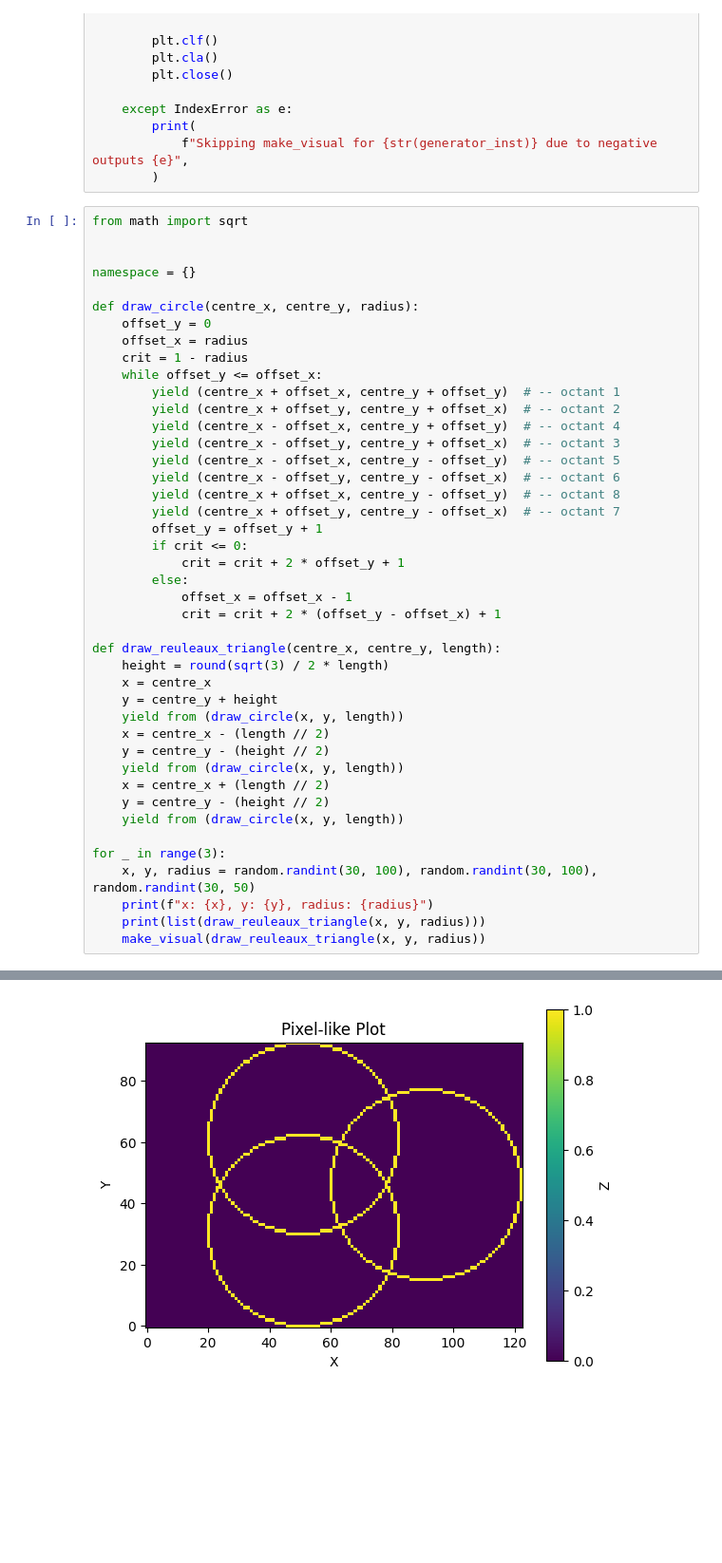
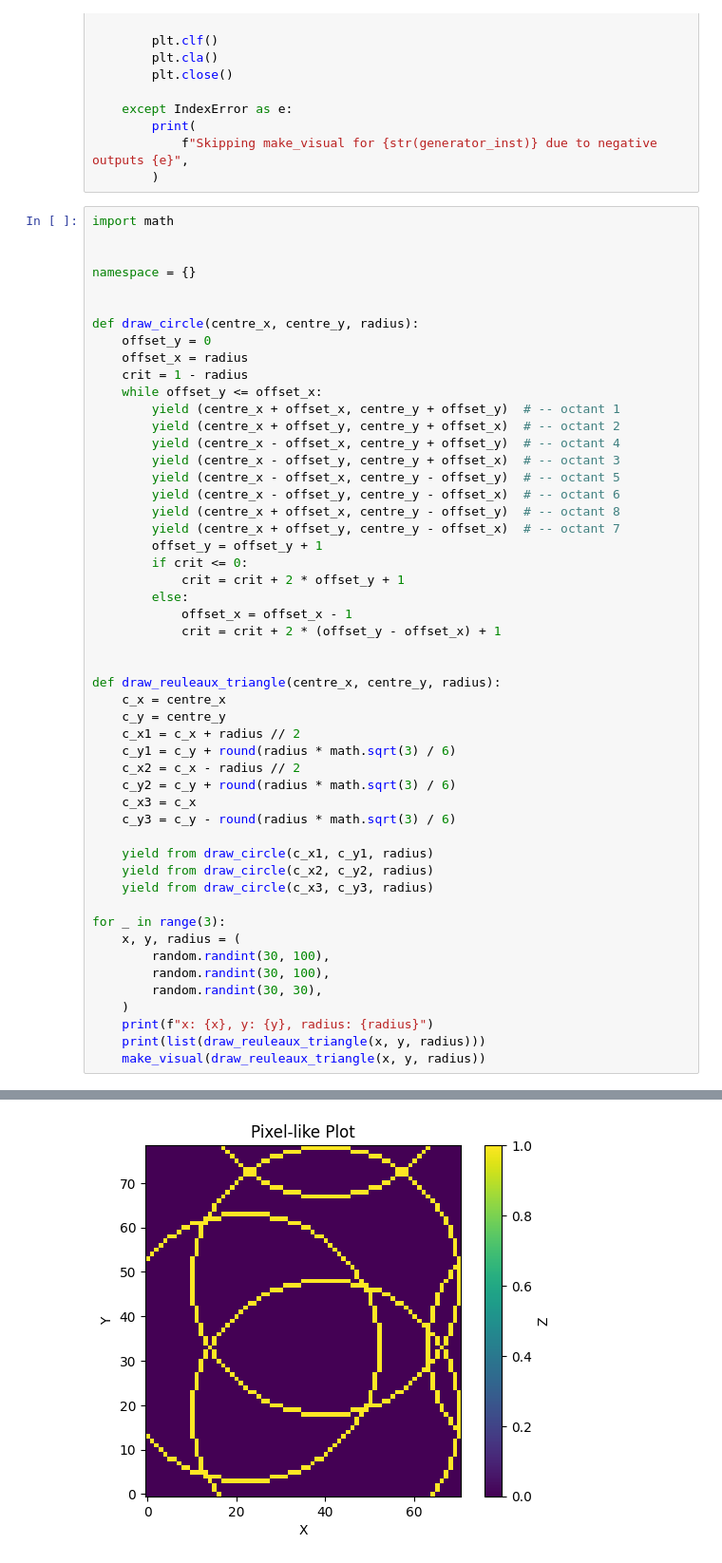
Before and after one commit to WorldofKerry/Python2Verilog, a Jupyter notebook: design/func_call/reuleaux_triangle.ipynb, the cells around one changed output, grey strips where cells are left out. Shown: that part at 95% size. Cells and saved outputs as stored; diff of their text form; blank space fills up the shorter version.

```diff
--- a/design/func_call/reuleaux_triangle.ipynb
+++ b/design/func_call/reuleaux_triangle.ipynb
@@ -75,10 +75,11 @@ def make_visual(generator_inst, directory: Optional[str] = None):
             f"Skipping make_visual for {str(generator_inst)} due to negative outputs {e}",
         )
 # %%
-from math import sqrt
+import math
 
 
 namespace = {}
+
 
 def draw_circle(centre_x, centre_y, radius):
     offset_y = 0
@@ -100,20 +101,27 @@ def draw_circle(centre_x, centre_y, radius):
             offset_x = offset_x - 1
             crit = crit + 2 * (offset_y - offset_x) + 1
 
-def draw_reuleaux_triangle(centre_x, centre_y, length):
-    height = round(sqrt(3) / 2 * length)
-    x = centre_x
-    y = centre_y + height
-    yield from (draw_circle(x, y, length))
-    x = centre_x - (length // 2)
-    y = centre_y - (height // 2)
-    yield from (draw_circle(x, y, length))
-    x = centre_x + (length // 2)
-    y = centre_y - (height // 2)
-    yield from (draw_circle(x, y, length))
+
+def draw_reuleaux_triangle(centre_x, centre_y, radius):
+    c_x = centre_x
+    c_y = centre_y
+    c_x1 = c_x + radius // 2
+    c_y1 = c_y + round(radius * math.sqrt(3) / 6)
+    c_x2 = c_x - radius // 2
+    c_y2 = c_y + round(radius * math.sqrt(3) / 6)
+    c_x3 = c_x
+    c_y3 = c_y - round(radius * math.sqrt(3) / 6)
+
+    yield from draw_circle(c_x1, c_y1, radius)
+    yield from draw_circle(c_x2, c_y2, radius)
+    yield from draw_circle(c_x3, c_y3, radius)
 
 for _ in range(3):
-    x, y, radius = random.randint(30, 100), random.randint(30, 100), random.randint(30, 50)
+    x, y, radius = (
+        random.randint(30, 100),
+        random.randint(30, 100),
+        random.randint(30, 30),
+    )
     print(f"x: {x}, y: {y}, radius: {radius}")
     print(list(draw_reuleaux_triangle(x, y, radius)))
     make_visual(draw_reuleaux_triangle(x, y, radius))
@@ -123 +131 @@ x: 46, y: 64, radius: 31
-[figure, old version]
+[figure, new version]
```
Also changed, not shown: parts of 2 cells of this notebook.
